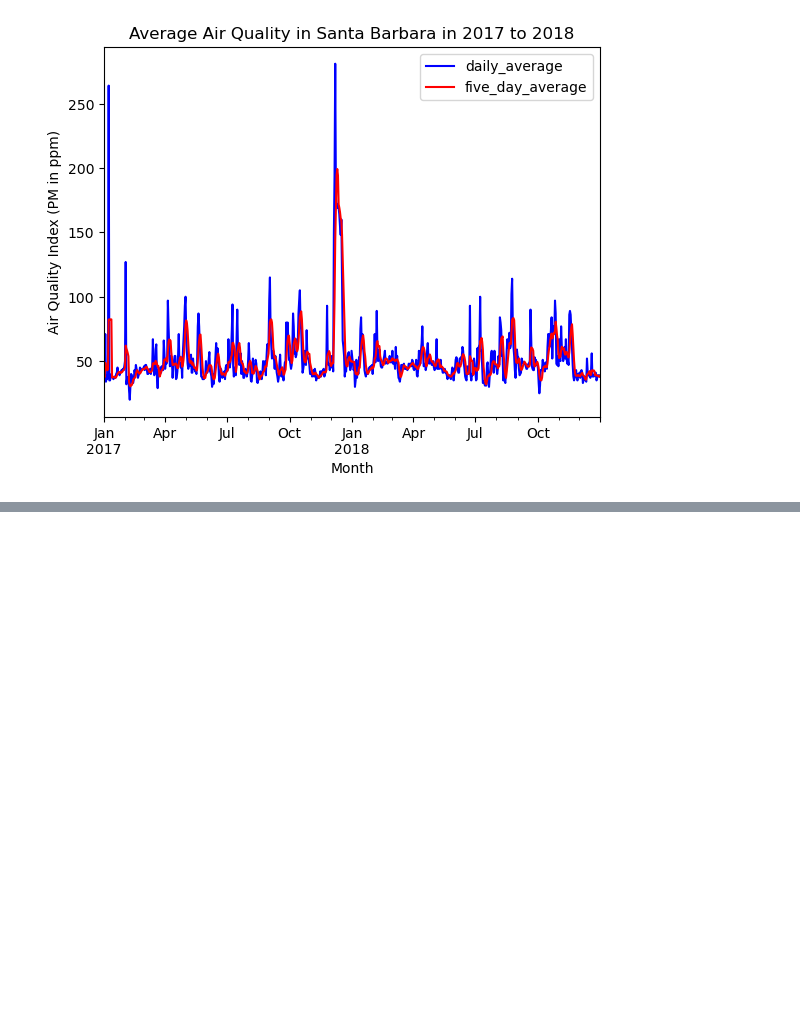
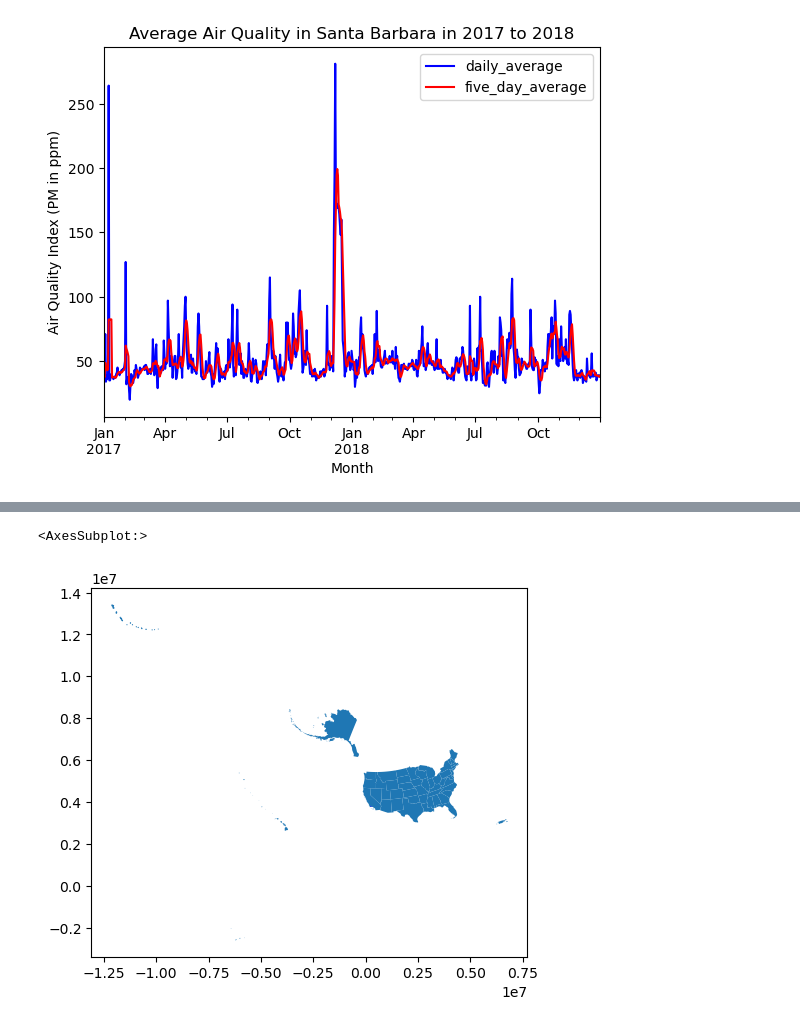
Before and after one commit to mariamkg00/eds-220-hwk-4-task-3, a Jupyter notebook: task3.ipynb, the cells around one changed output, grey strips where cells are left out. Cells and saved outputs as stored; diff of their text form; code cells hidden in the pictures; blank space fills up the shorter version.

```diff
--- a/task3.ipynb
+++ b/task3.ipynb
@@ -62,6 +66,12 @@ url2 = 'https://aqs.epa.gov/aqsweb/airdata/daily_aqi_by_county_2018.zip'
 aqi_18 = pd.read_csv(url2)
 # %% [markdown]
 ### Importing other datasets
+# %%
+# Importing US Shapefile
+# read-in data
+states = gpd.read_file('data/tl_us_2022_state/tl_2018_us_state.shp')
+# update column names to small caps
+states.columns = states.columns.str.lower()
 # %%
 # -- importing data
 landsat_sb_fp = os.path.join(os.getcwd(),'data','landsat8-2018-01-26-sb-simplified.nc')
@@ -353,0 +407,17 @@ aqi_sb.five_day_average.plot(ylabel = 'Air Quality Index (PM in ppm)',
+# %%
+# changing crs to match Thomas Fire crs
+states = states.to_crs('epsg:32611')
+
+#only keeping West Coast States
+states = states[(states.region!=9) & (~states.statefp.isin([2,15]))]
+# %%
+# plotting geographical context of the Thomas Fire relative to the size of the United States
+
+fig, ax = plt.subplots()
+
+thomas_ca.plot(ax=ax, edgecolor = 'blue', alpha = 0.5)
+thomas_ca_patch = mpatches.Patch(color = 'blue',label = 'Thomas Fire Scar 2017')
+states.plot(ax=ax)
+# %% [output]
+<AxesSubplot:>
+[figure, added]
```
Also changed, not shown: parts of 7 cells of this notebook.
